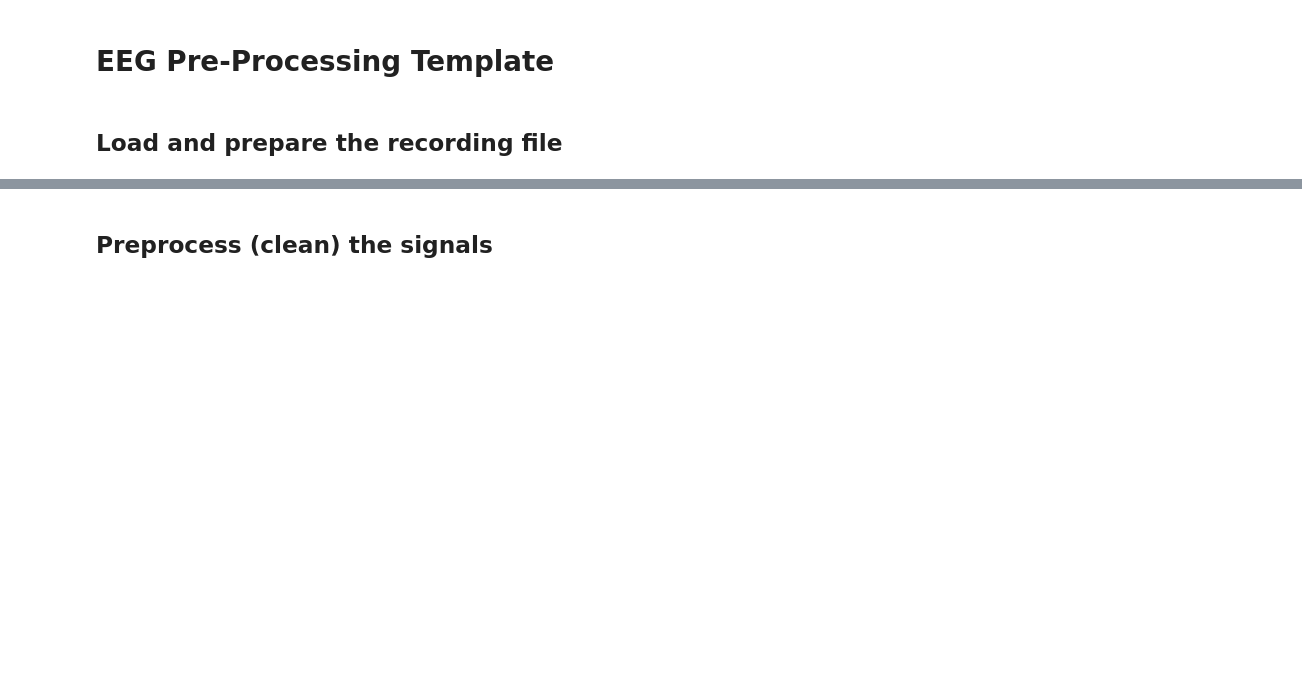
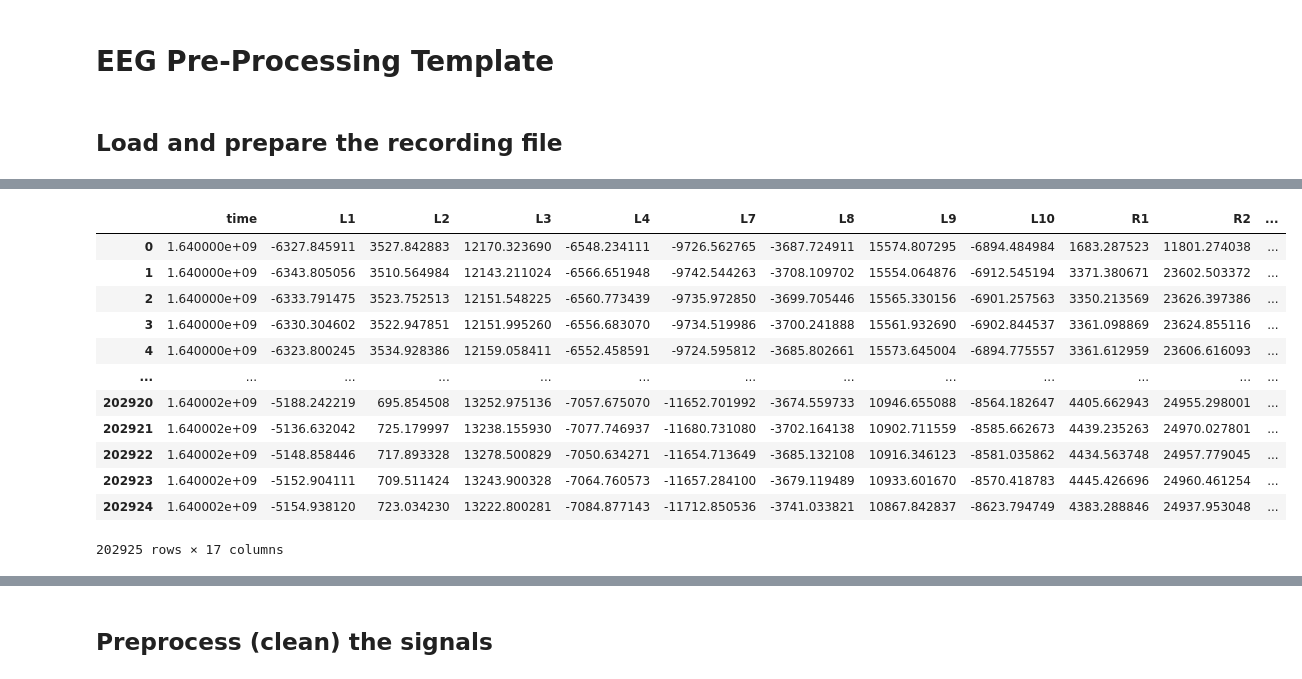
Before and after one commit to davidvblumenthal/nourriture_cEEG, a Jupyter notebook: EEG-Preprocessing-Template.ipynb, the cells around one changed output, grey strips where cells are left out. Drawn from its saved outputs; the diff is of its cells as text; code cells hidden in the pictures; blank space fills up the shorter version.

```diff
--- a/EEG-Preprocessing-Template.ipynb
+++ b/EEG-Preprocessing-Template.ipynb
@@ -21,0 +67,16 @@ import pyprep
+# %%
+eeg_df
+# %% [output]
+|  | time | L1 | L2 | L3 | L4 | L7 | L8 | L9 | L10 | R1 | R2 | ... |
+| 0 | 1.640000e+09 | -6327.845911 | 3527.842883 | 12170.323690 | -6548.234111 | -9726.562765 | -3687.724911 | 15574.807295 | -6894.484984 | 1683.287523 | 11801.274038 | ... |
+| 1 | 1.640000e+09 | -6343.805056 | 3510.564984 | 12143.211024 | -6566.651948 | -9742.544263 | -3708.109702 | 15554.064876 | -6912.545194 | 3371.380671 | 23602.503372 | ... |
+| 2 | 1.640000e+09 | -6333.791475 | 3523.752513 | 12151.548225 | -6560.773439 | -9735.972850 | -3699.705446 | 15565.330156 | -6901.257563 | 3350.213569 | 23626.397386 | ... |
+| 3 | 1.640000e+09 | -6330.304602 | 3522.947851 | 12151.995260 | -6556.683070 | -9734.519986 | -3700.241888 | 15561.932690 | -6902.844537 | 3361.098869 | 23624.855116 | ... |
+| 4 | 1.640000e+09 | -6323.800245 | 3534.928386 | 12159.058411 | -6552.458591 | -9724.595812 | -3685.802661 | 15573.645004 | -6894.775557 | 3361.612959 | 23606.616093 | ... |
+| ... | ... | ... | ... | ... | ... | ... | ... | ... | ... | ... | ... | ... |
+| 202920 | 1.640002e+09 | -5188.242219 | 695.854508 | 13252.975136 | -7057.675070 | -11652.701992 | -3674.559733 | 10946.655088 | -8564.182647 | 4405.662943 | 24955.298001 | ... |
+| 202921 | 1.640002e+09 | -5136.632042 | 725.179997 | 13238.155930 | -7077.746937 | -11680.731080 | -3702.164138 | 10902.711559 | -8585.662673 | 4439.235263 | 24970.027801 | ... |
+| 202922 | 1.640002e+09 | -5148.858446 | 717.893328 | 13278.500829 | -7050.634271 | -11654.713649 | -3685.132108 | 10916.346123 | -8581.035862 | 4434.563748 | 24957.779045 | ... |
+| 202923 | 1.640002e+09 | -5152.904111 | 709.511424 | 13243.900328 | -7064.760573 | -11657.284100 | -3679.119489 | 10933.601670 | -8570.418783 | 4445.426696 | 24960.461254 | ... |
+| 202924 | 1.640002e+09 | -5154.938120 | 723.034230 | 13222.800281 | -7084.877143 | -11712.850536 | -3741.033821 | 10867.842837 | -8623.794749 | 4383.288846 | 24937.953048 | ... |
+202925 rows × 17 columns
```
Also changed, not shown: parts of 9 cells of this notebook, 3 other files.
